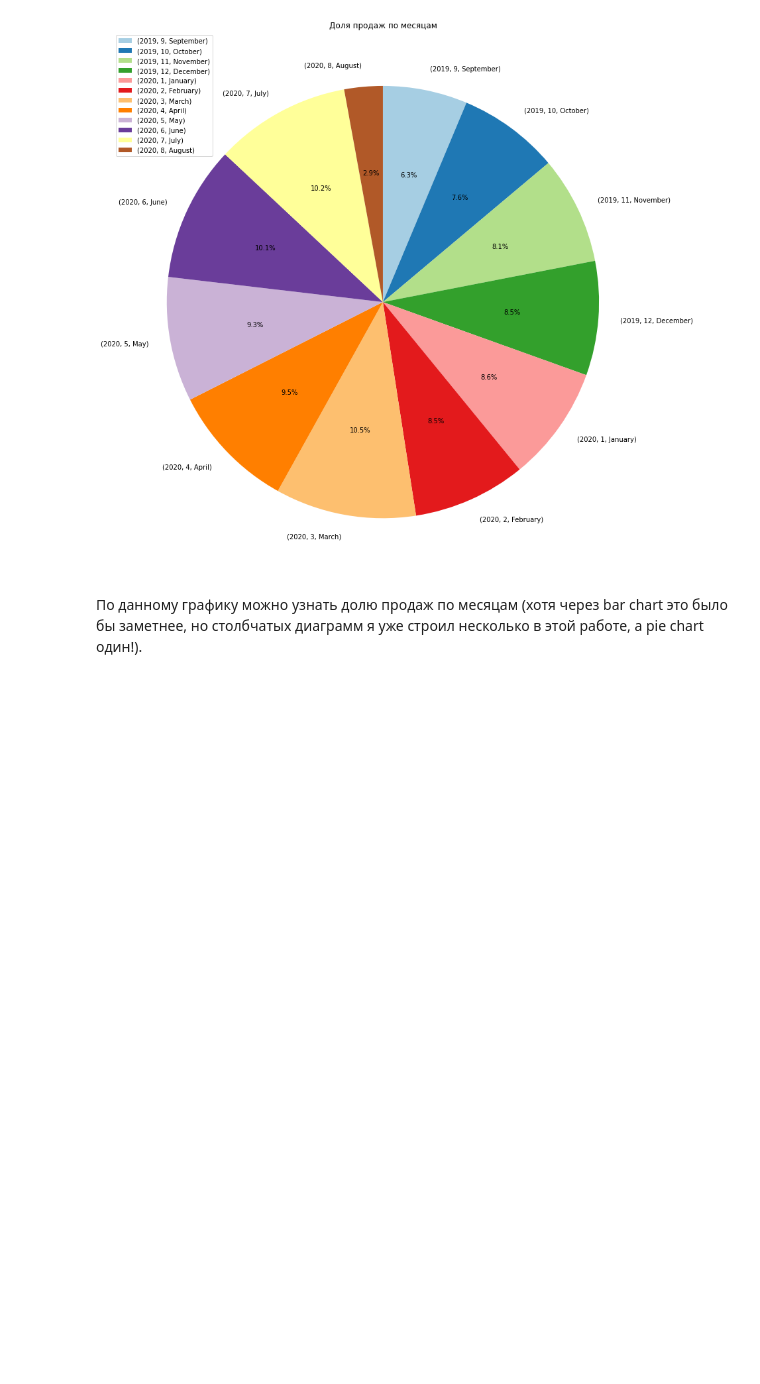
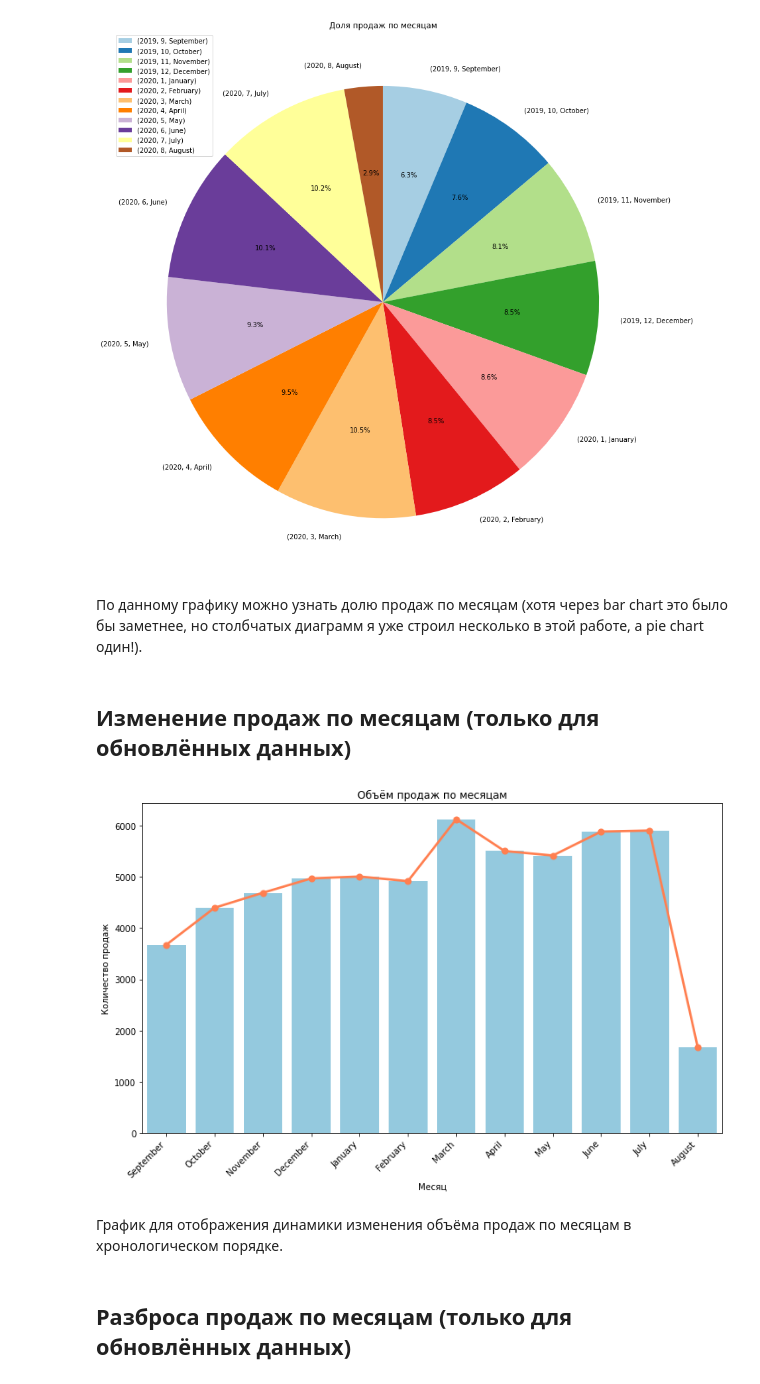
Before and after one commit to DenisKabanov/sber_audit_task, a Jupyter notebook: 2) Python/task.ipynb, the cells around one changed output. Cells and saved outputs as stored; diff of their text form; code cells hidden in the pictures; blank space fills up the shorter version.

```diff
--- a/2) Python/task.ipynb
+++ b/2) Python/task.ipynb
@@ -618,11 +623,12 @@ plt.show() # вывод графика
 # %% [markdown]
 ## Круговая диаграмма продаж по годам и месяцам (только для обновлённых данных)
 # %%
-df_updated["M"] = df_updated["Date"].dt.month # для автоматической сортировки по увеличению значения при группировке
-df_updated["M_name"] = df_updated["Date"].dt.month_name()
+df_updated["M"] = df_updated["Date"].dt.month # для сортировки по месяцам в хронологическом порядке
+df_updated["M_name"] = df_updated["Date"].dt.month_name() # название месяца
 sales_agg = df_updated.groupby(["Y", "M", "M_name"], as_index=True).agg(
     Sales_sum=("Sales", "sum")
 ) # делаем группировку (as_index=True чтобы столбцы группировки шли как сложный индекс)
+sales_agg.sort_values(["Y", "M"], inplace=True) # сортировка по году и месяцу
 sales_agg
 # %% [output]
 |  |  |  | Sales_sum |
@@ -654,3 +661,24 @@ plt.show() # вывод графика
 [figure]
 # %% [markdown]
 По данному графику можно узнать долю продаж по месяцам (хотя через bar chart это было бы заметнее, но столбчатых диаграмм я уже строил несколько в этой работе, а pie chart один!).
+# %% [markdown]
+## Изменение продаж по месяцам (только для обновлённых данных)
+# %%
+plt.figure(figsize=(12, 7)) # задание размера фигуры
+
+sns.barplot(data=sales_agg, x="M_name", y="Sales_sum", color='skyblue') # столбчатый график
+sns.pointplot(data=sales_agg, x="M_name", y="Sales_sum", color='coral', marker='o', markersize=6, linestyles='-') # линейный график с точками вида marker
+
+plt.xticks(rotation=45, ha='right') # поворот на 45 градусов подписей под осью OX (ha='right' ~ правый конец соответствует колонке)
+
+plt.title("Объём продаж по месяцам") # название фигуры
+plt.xlabel("Месяц") # подпись по оси x
+plt.ylabel("Количество продаж") # подпись по оси y
+
+plt.show() # вывод графика
+# %% [output]
+[figure, added]
+# %% [markdown]
+График для отображения динамики изменения объёма продаж по месяцам в хронологическом порядке.
+# %% [markdown]
+## Разброса продаж по месяцам (только для обновлённых данных)
```
Also changed, not shown: parts of 8 cells of this notebook.
